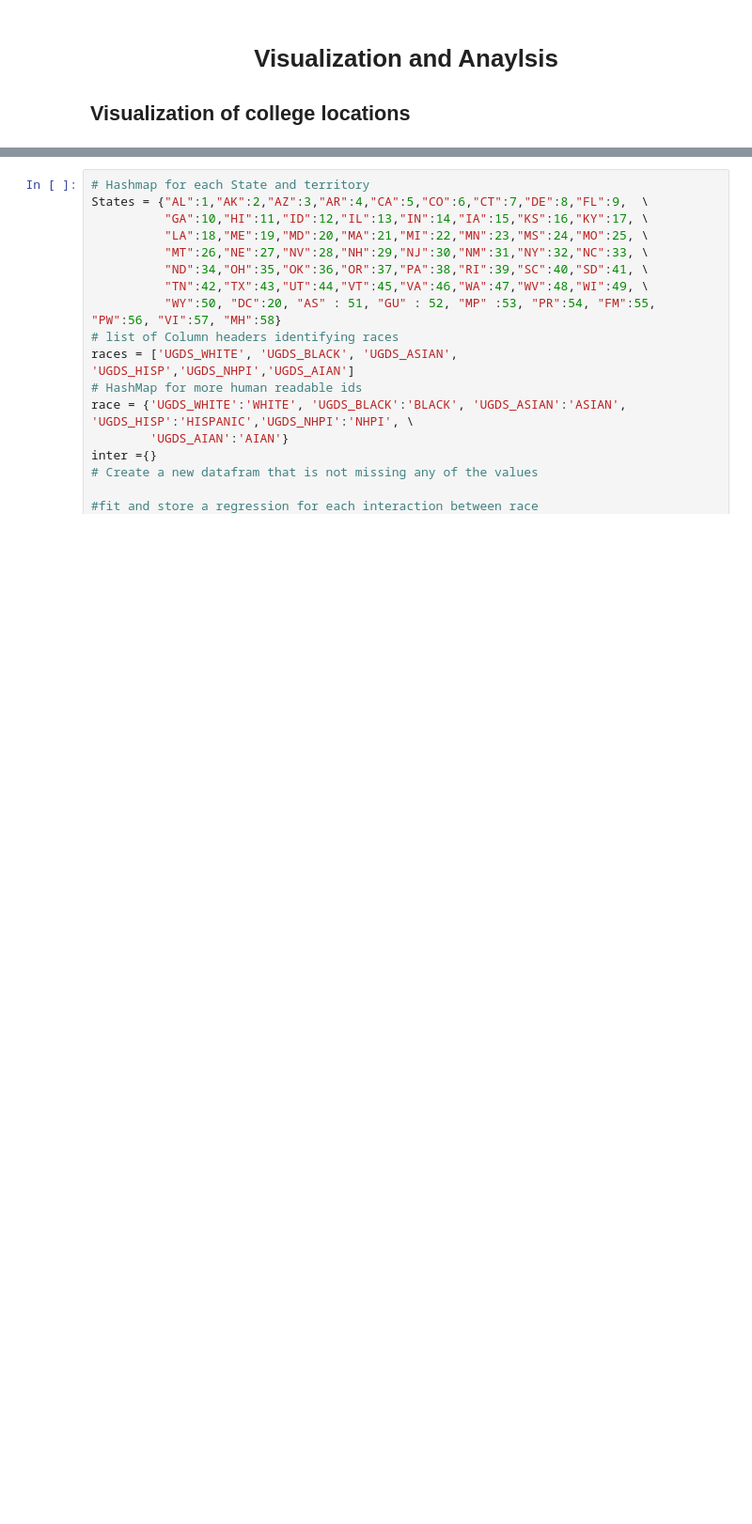
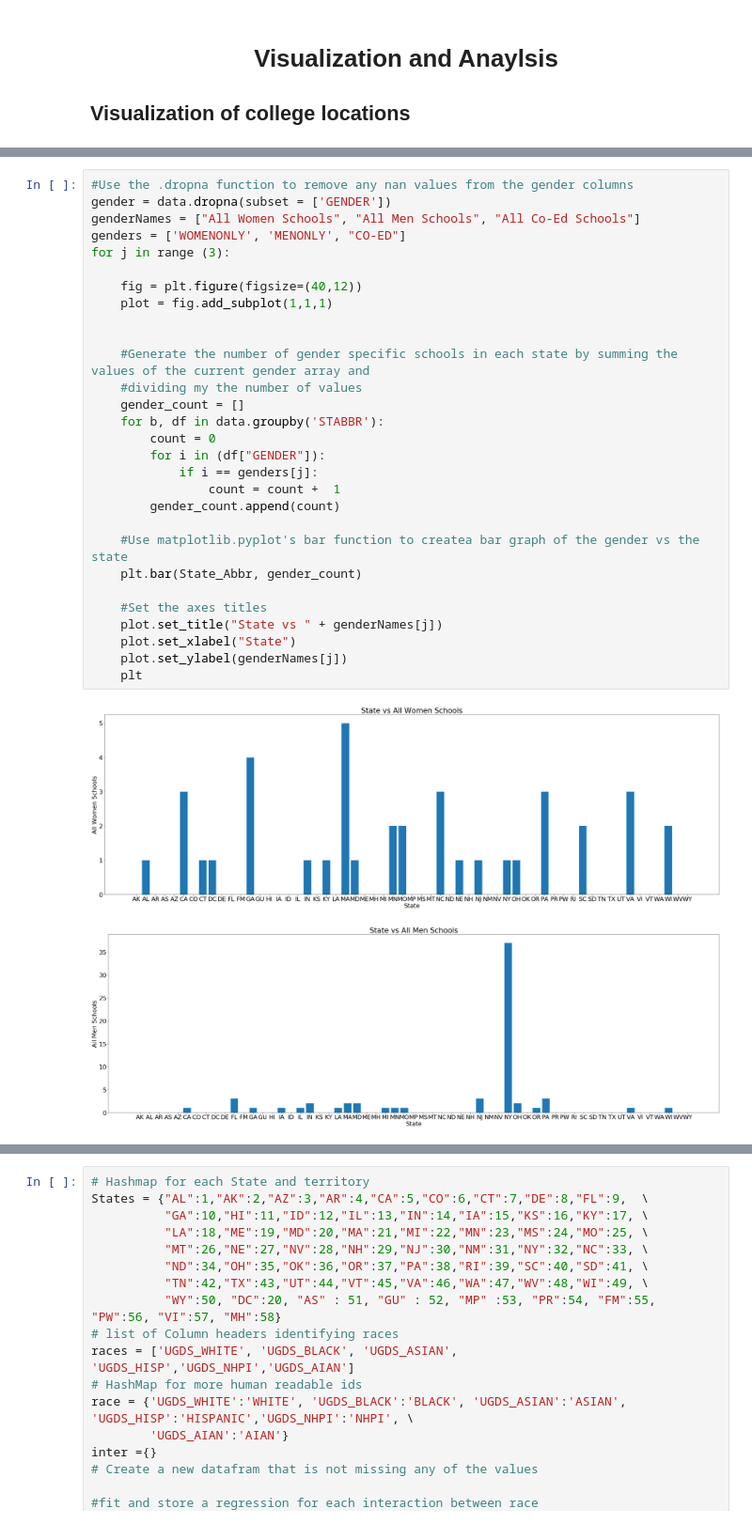
Before and after one commit to ZionJoseph/320-project-5, a Jupyter notebook: College Scorecard Tutorial.ipynb, the cells around one changed output, grey strips where cells are left out. Shown at 94% size. Drawn from its saved outputs; the diff is of its cells as text; blank space fills up the shorter version.

```diff
--- a/College Scorecard Tutorial.ipynb
+++ b/College Scorecard Tutorial.ipynb
@@ -185,0 +271,32 @@ plt
+# %%
+#Use the .dropna function to remove any nan values from the gender columns
+gender = data.dropna(subset = ['GENDER'])
+genderNames = ["All Women Schools", "All Men Schools", "All Co-Ed Schools"]
+genders = ['WOMENONLY', 'MENONLY', "CO-ED"]
+for j in range (3):
+
+    fig = plt.figure(figsize=(40,12))
+    plot = fig.add_subplot(1,1,1)
+
+
+    #Generate the number of gender specific schools in each state by summing the values of the current gender array and
+    #dividing my the number of values
+    gender_count = []
+    for b, df in data.groupby('STABBR'):
+        count = 0
+        for i in (df["GENDER"]):
+            if i == genders[j]:
+                count = count +  1
+        gender_count.append(count)
+
+    #Use matplotlib.pyplot's bar function to createa bar graph of the gender vs the state
+    plt.bar(State_Abbr, gender_count)
+
+    #Set the axes titles
+    plot.set_title("State vs " + genderNames[j])
+    plot.set_xlabel("State")
+    plot.set_ylabel(genderNames[j])
+    plt
+# %% [output]
+[figure, added]
+[figure, added]
```
Also changed, not shown: parts of 21 cells of this notebook, 1 other file.
